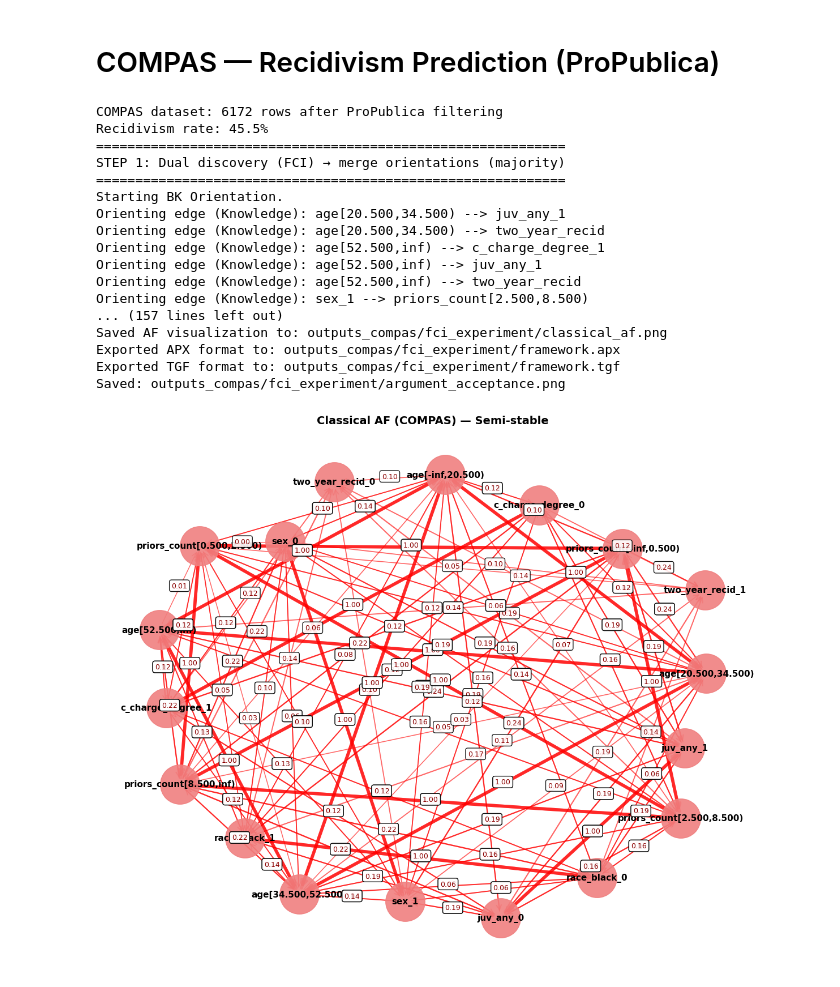
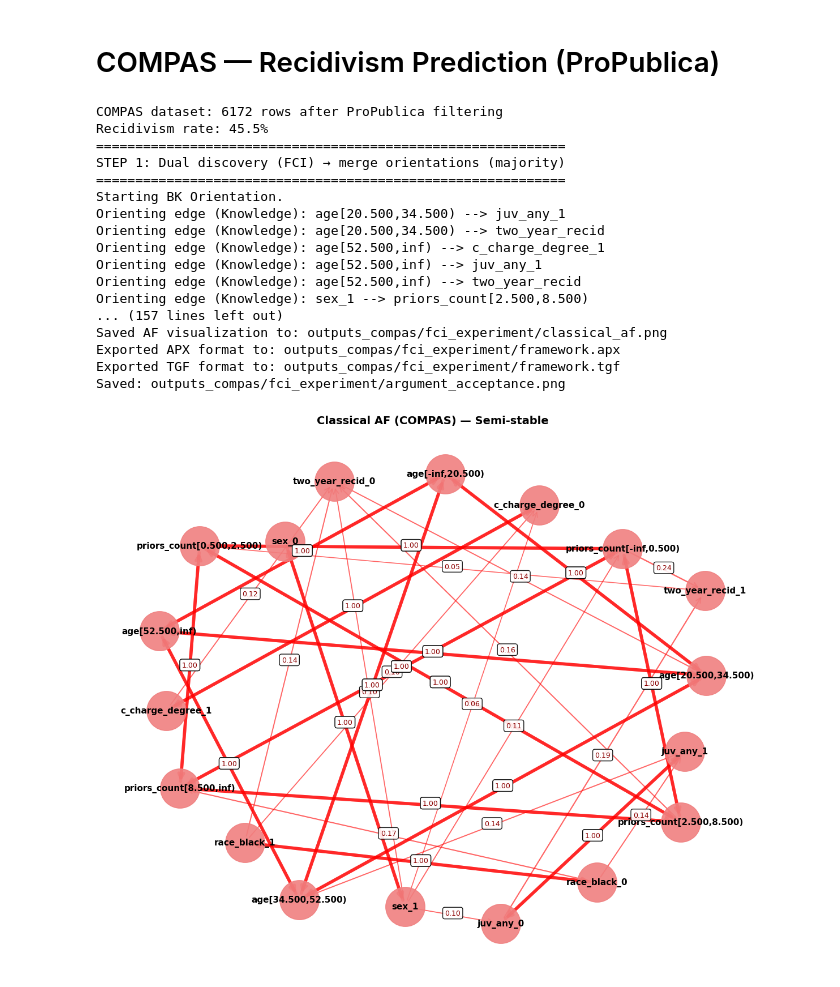
Before and after one commit to AKANEMO22/MedTCAX-Causal-Argumentative-Explainability, a Jupyter notebook: causal_argumentation-main/causal_arg_with_tier.ipynb, the cells around one changed output. Cells and saved outputs as stored; diff of their text form; code cells hidden in the pictures.

```diff
--- a/causal_argumentation-main/causal_arg_with_tier.ipynb
+++ b/causal_argumentation-main/causal_arg_with_tier.ipynb
@@ -1483,7 +1578,7 @@ print("\n" + "=" * 60)
 print("STEP 4: BAF → AF")
 print("=" * 60)
 af = baf.to_classical_af(
-    threshold=0.05,
+    threshold=1,
     enforce_exclusivity=True,
     exclusivity_skip=('two_year_recid',),
     exclusivity_weight=1.0
@@ -1525,34 +1620,34 @@ plt.figure(figsize=(12, 6))
 args_sorted = sorted(arg_acceptance.items(), key=lambda x: -x[1])
 args_names  = [a for a, _ in args_sorted]
 args_probs  = [p for _, p in args_sorted]
 plt.barh(args_names, args_probs, alpha=0.7)
 plt.xlabel('Acceptance Probability', fontsize=12)
 plt.ylabel('Arguments', fontsize=12)
 plt.title('Argument Acceptance Probabilities — COMPAS (Semi-stable)', fontsize=14, fontweight='bold')
 plt.xlim(0, 1)
 plt.grid(axis='x', alpha=0.3)
 plt.tight_layout()
 plt.savefig(f"{OUTPUT_DIR}/argument_acceptance.png", dpi=150, bbox_inches='tight')
 print(f"Saved: {OUTPUT_DIR}/argument_acceptance.png")
 # %% [output]
 COMPAS dataset: 6172 rows after ProPublica filtering
 Recidivism rate: 45.5%
 ============================================================
 STEP 1: Dual discovery (FCI) → merge orientations (majority)
 ============================================================
 Starting BK Orientation.
 Orienting edge (Knowledge): age[20.500,34.500) --> juv_any_1
 Orienting edge (Knowledge): age[20.500,34.500) --> two_year_recid
 Orienting edge (Knowledge): age[52.500,inf) --> c_charge_degree_1
 Orienting edge (Knowledge): age[52.500,inf) --> juv_any_1
 Orienting edge (Knowledge): age[52.500,inf) --> two_year_recid
 Orienting edge (Knowledge): sex_1 --> priors_count[2.500,8.500)
 ... (157 lines left out)
 Saved AF visualization to: outputs_compas/fci_experiment/classical_af.png
 Exported APX format to: outputs_compas/fci_experiment/framework.apx
 Exported TGF format to: outputs_compas/fci_experiment/framework.tgf
 Saved: outputs_compas/fci_experiment/argument_acceptance.png
-[figure, old version]
+[figure, new version]
 [figure]
 # %%
 
```
Also changed, not shown: parts of 10 cells of this notebook, 4 other files.
